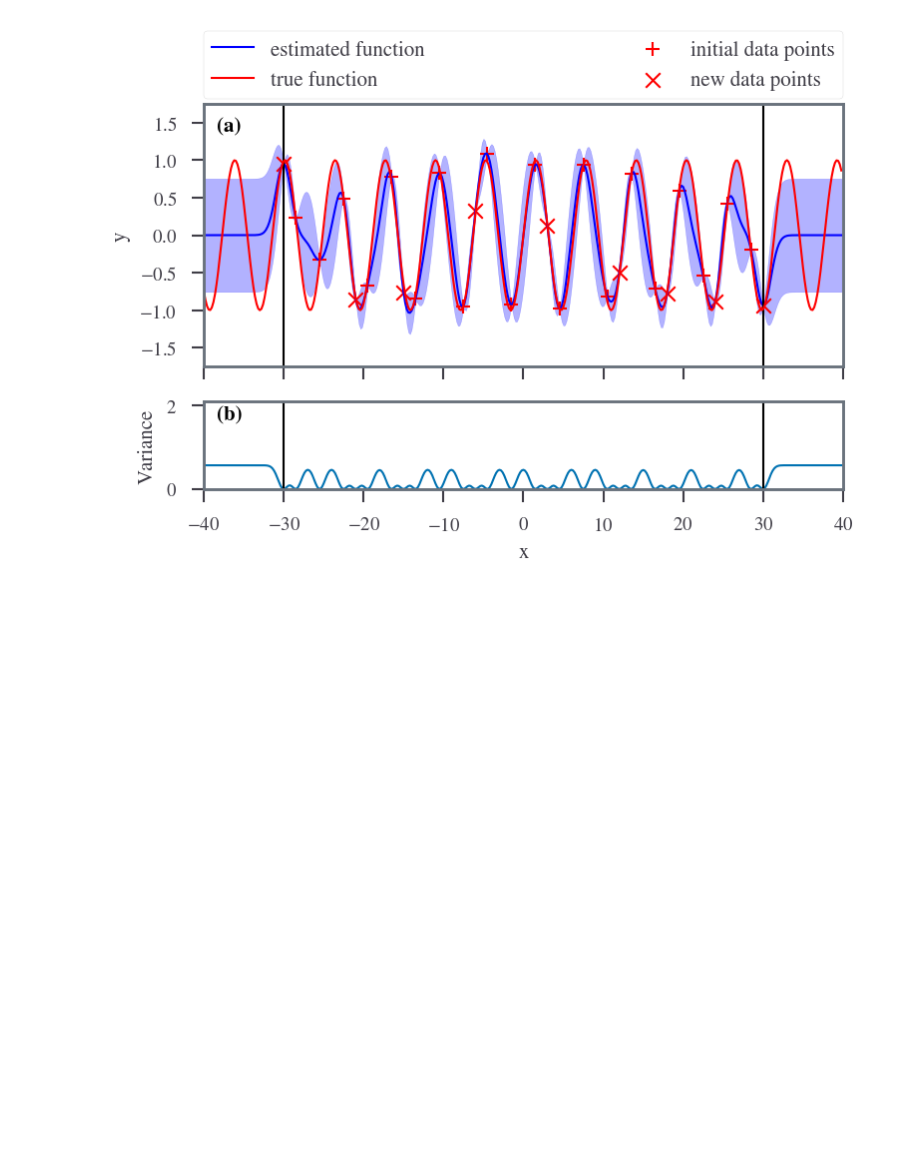
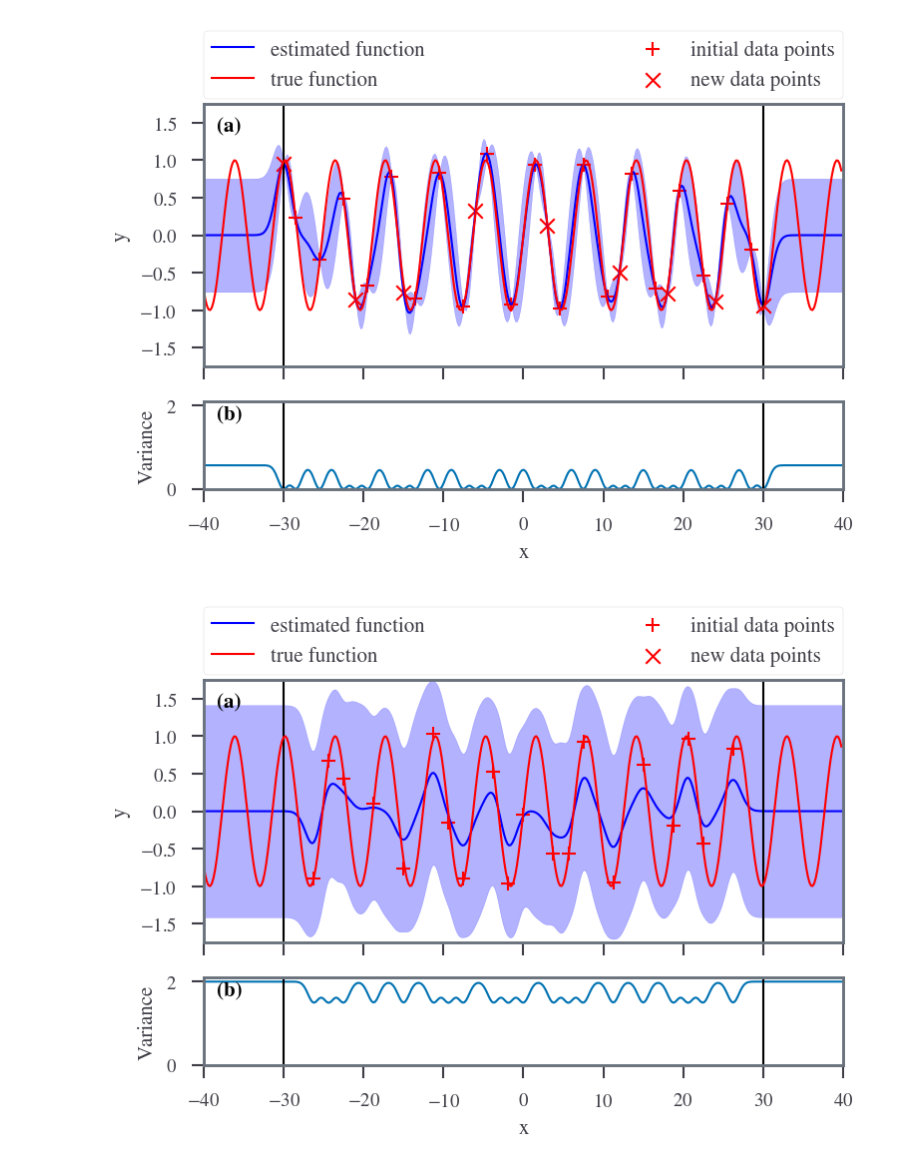
Before and after one commit to sdat2/seager19, a Jupyter notebook: notebooks/exploratory/emukit.ipynb, the cells around one changed output. Cells and saved outputs as stored; diff of their text form; code cells hidden in the pictures; blank space fills up the shorter version.

Commit message:
ext: sobol sequence animation too

```diff
--- a/notebooks/exploratory/emukit.ipynb
+++ b/notebooks/exploratory/emukit.ipynb
@@ -135,3 +136,90 @@ with io.get_writer("gifs/max-var.gif", mode="I", duration=0.5) as writer:
         image = io.imread(filename)
         writer.append_data(image)
 writer.close()
+# %%
+def func(x_inputs):
+    return np.sin(x_inputs) + np.random.randn(len(x_inputs), 1) * 0.05
+
+x_min = -30.0
+x_max = 30.0
+y_min = -1.75
+y_max = -y_min
+var_max = 2.1
+var_min = 0
+
+p = ContinuousParameter("c", x_min, x_max)
+space = ParameterSpace([p])
+design = SobolDesign(space)
+num_init_data_points = 20
+x_data = design.get_samples(num_init_data_points)
+y_data = func(x_data)
+
+model_gpy = GPRegression(x_data, y_data)
+model_emukit = GPyModelWrapper(model_gpy)
+model_variance = ModelVariance(model=model_emukit)
+expdesign_loop = ExperimentalDesignLoop(
+    model=model_emukit, space=space, acquisition=model_variance, batch_size=1
+)
+
+for i in range(10):
+    plot_min = -40.0
+    plot_max = 40.0
+    real_x = np.arange(plot_min, plot_max, 0.2)
+    real_y = np.sin(real_x)
+
+    predicted_y = []
+    predicted_std = []
+    for x in real_x:
+        y, var = model_emukit.predict(np.array([[x]]))
+        std = np.sqrt(var)
+        predicted_y.append(y)
+        predicted_std.append(std)
+
+    predicted_y = np.array(predicted_y).flatten()
+    predicted_std = np.array(predicted_std).flatten()
+
+    fig, (ax0, ax1) = plt.subplots(
+        2, 1, gridspec_kw={"height_ratios": [3, 1]}, sharex=True
+    )
+
+    ax0.plot(real_x, predicted_y, label="estimated function", color="blue")
+    ax0.fill_between(
+        real_x,
+        predicted_y - predicted_std,
+        predicted_y + predicted_std,
+        color="blue",
+        alpha=0.3,
+    )
+    ax0.scatter(x_data, y_data, c="red", marker="+", label="initial data points")
+    ax0.scatter(
+        expdesign_loop.loop_state.X[len(x_data) :],
+        expdesign_loop.loop_state.Y[len(x_data) :],
+        c="red",
+        label="new data points",
+    )
+    ax0.plot([x_min, x_min], [y_min, y_max], color="black")
+    ax0.plot([x_max, x_max], [y_min, y_max], color="black")
+    ax0.set_xlim([plot_min, plot_max])
+    ax0.set_ylabel("y")
+    ax0.plot(real_x, real_y, label="true function", color="red")
+    ax0.set_ylim([y_min, y_max])
+    ax0.legend(
+        bbox_to_anchor=(0, 1.02, 1, 0.2),
+        loc="lower left",
+        mode="expand",
+        borderaxespad=0,
+        ncol=2,
+    )
+    var = model_variance.evaluate(real_x.reshape(len(real_x), 1))
+    ax1.plot(real_x, var)
+    ax1.set_ylabel("Variance")
+    ax1.plot([x_min, x_min], [var_min, var_max], color="black")
+    ax1.plot([x_max, x_max], [var_min, var_max], color="black")
+    ax1.set_xlabel("x")
+    ax1.set_ylim([var_min, var_max])
+    label_subplots([ax0, ax1])
+    plt.savefig("tmp_sobol/" + str(i) + ".png", bbox_inches="tight")
+    plt.show()
+    expdesign_loop.run_loop(func, 1)
+# %% [output]
+[figure, added]
```
Also changed, not shown: parts of 4 cells of this notebook.
